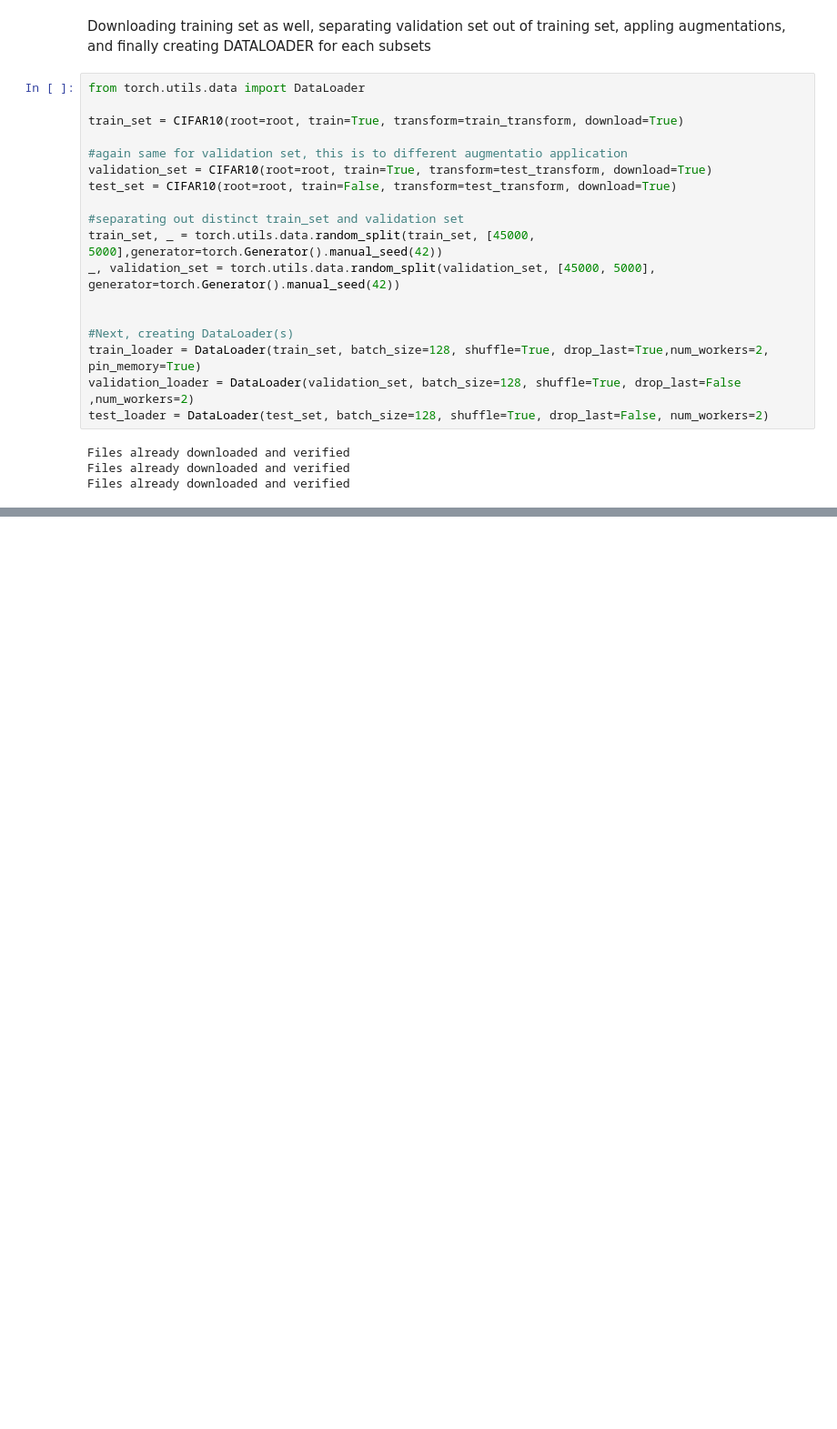
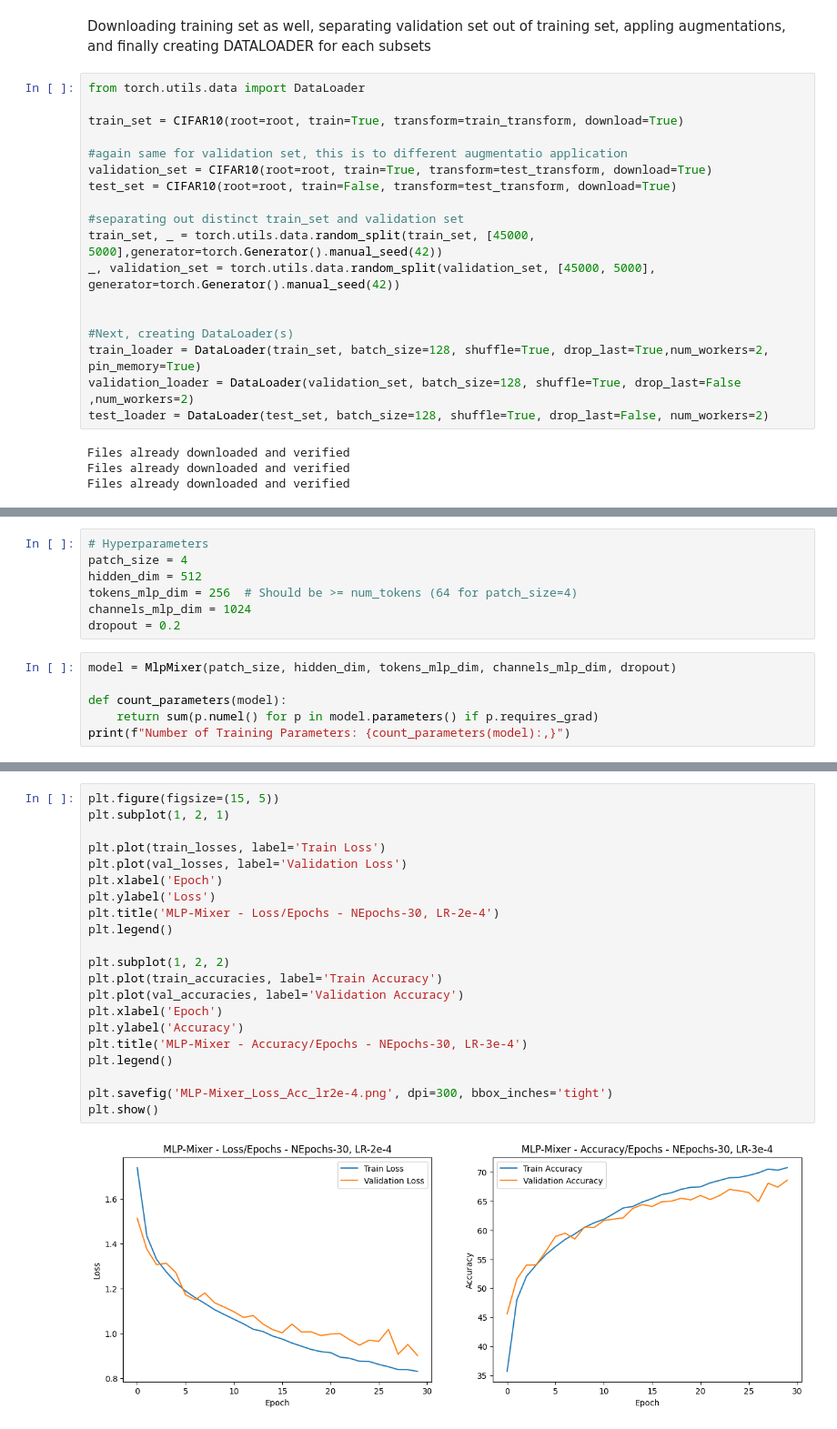
Before and after one commit to k-karna/ViT_MLP-Mixer_Comparison, a Jupyter notebook: MLP_Mixer.ipynb, the cells around one changed output, grey strips where cells are left out. Shown at 91% size. Drawn from its saved outputs; the diff is of its cells as text; blank space fills up the shorter version.

Commit message:
added MLP-Mixer experiment

```diff
--- a/MLP_Mixer.ipynb
+++ b/MLP_Mixer.ipynb
@@ -93,0 +219,13 @@ Files already downloaded and verified
+# %%
+# Hyperparameters
+patch_size = 4
+hidden_dim = 512
+tokens_mlp_dim = 256  # Should be >= num_tokens (64 for patch_size=4)
+channels_mlp_dim = 1024
+dropout = 0.2
+# %%
+model = MlpMixer(patch_size, hidden_dim, tokens_mlp_dim, channels_mlp_dim, dropout)
+
+def count_parameters(model):
+    return sum(p.numel() for p in model.parameters() if p.requires_grad)
+print(f"Number of Training Parameters: {count_parameters(model):,}")
@@ -93,0 +311,23 @@ Files already downloaded and verified
+# %%
+plt.figure(figsize=(15, 5))
+plt.subplot(1, 2, 1)
+
+plt.plot(train_losses, label='Train Loss')
+plt.plot(val_losses, label='Validation Loss')
+plt.xlabel('Epoch')
+plt.ylabel('Loss')
+plt.title('MLP-Mixer - Loss/Epochs - NEpochs-30, LR-2e-4')
+plt.legend()
+
+plt.subplot(1, 2, 2)
+plt.plot(train_accuracies, label='Train Accuracy')
+plt.plot(val_accuracies, label='Validation Accuracy')
+plt.xlabel('Epoch')
+plt.ylabel('Accuracy')
+plt.title('MLP-Mixer - Accuracy/Epochs - NEpochs-30, LR-3e-4')
+plt.legend()
+
+plt.savefig('MLP-Mixer_Loss_Acc_lr2e-4.png', dpi=300, bbox_inches='tight')
+plt.show()
+# %% [output]
+[figure, added]
```
Also changed, not shown: parts of 17 cells of this notebook, 2 other files.
